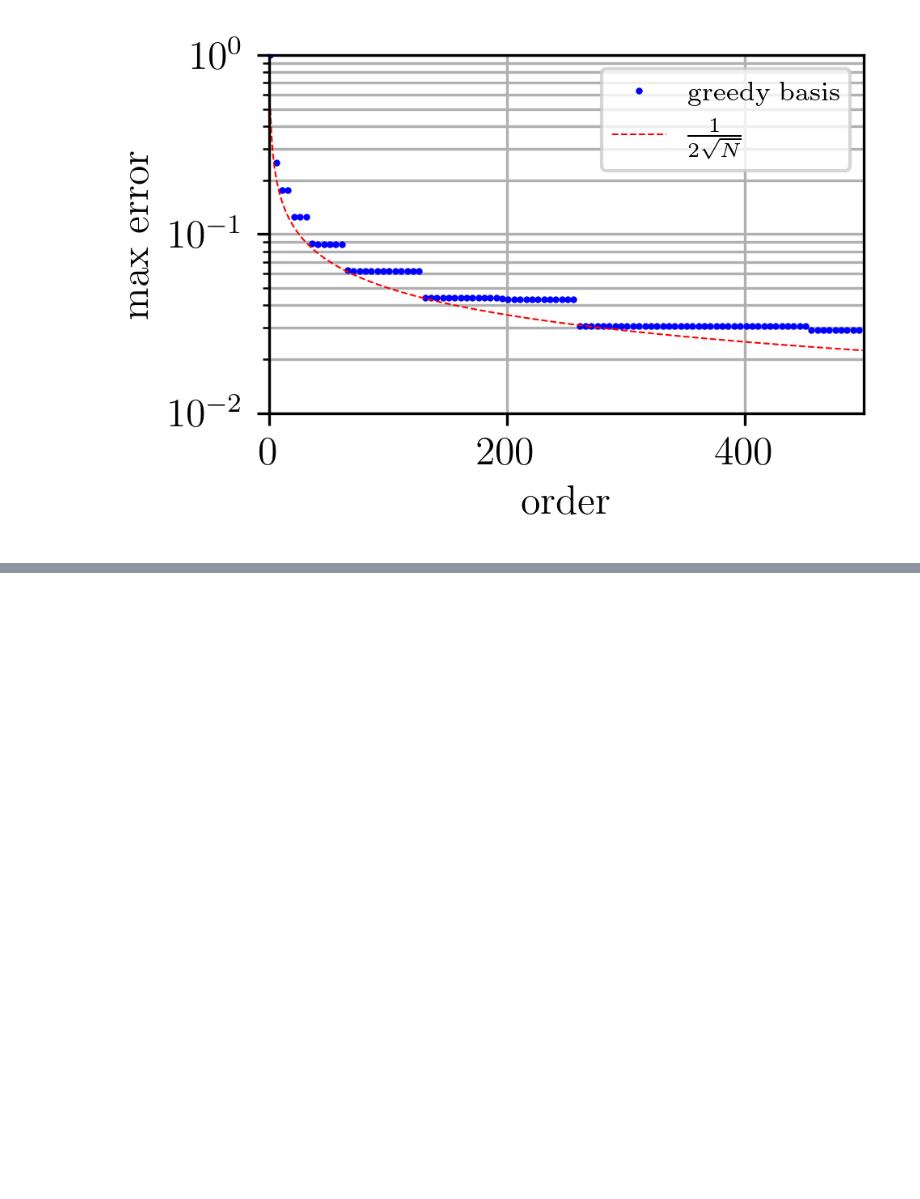
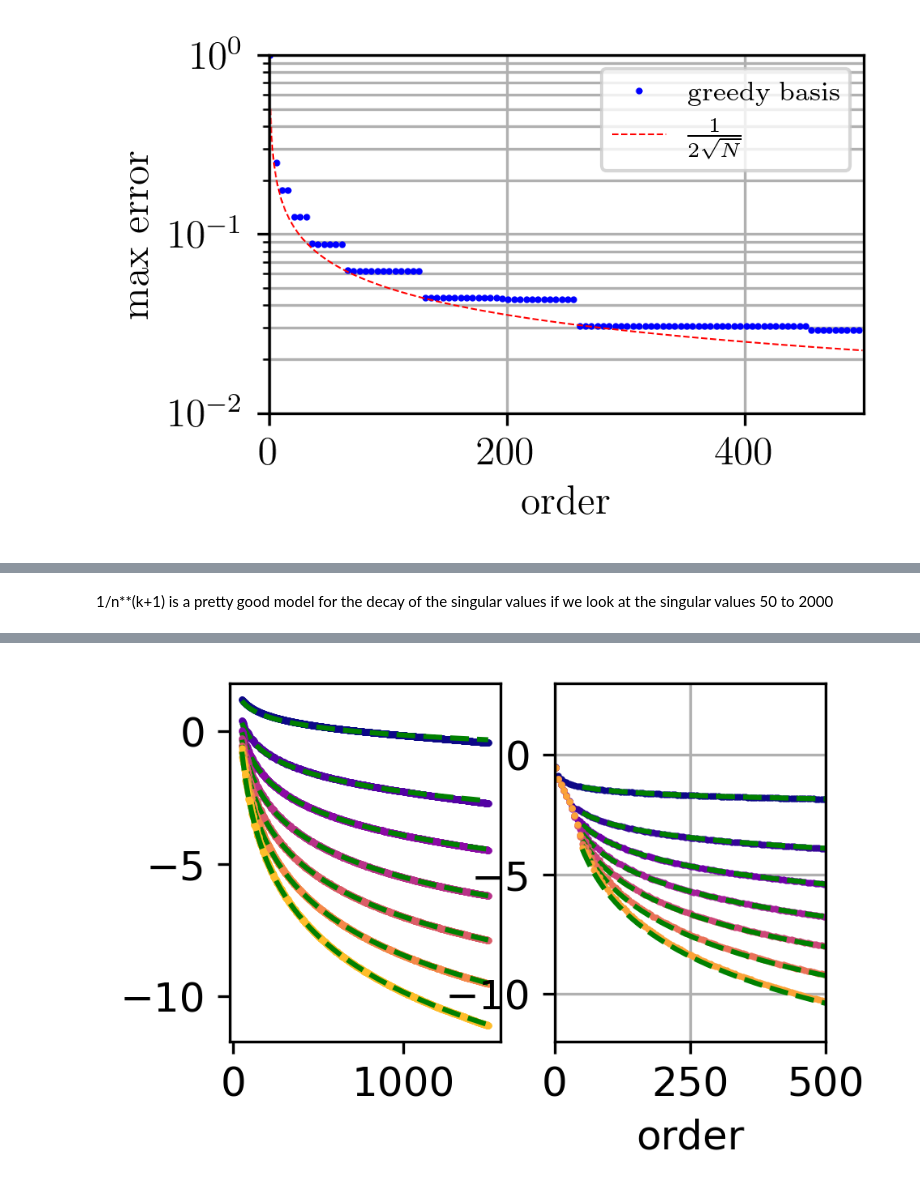
Before and after one commit to flabowski/n_widths_for_transport, a Jupyter notebook: plots for n-widths for transport problems .ipynb, the cells around one changed output, grey strips where cells are left out. Cells and saved outputs as stored; diff of their text form; code cells hidden in the pictures; blank space fills up the shorter version.

```diff
--- a/plots for n-widths for transport problems .ipynb
+++ b/plots for n-widths for transport problems .ipynb
@@ -168,0 +209,68 @@ plt.grid(which="both")
+# %% [markdown]
+1/n**(k+1) is a pretty good model for the decay of the singular values if we look at the singular values 50 to 2000
+# %%
+from scipy.optimize import curve_fit
+def func(x, a):
+
+    return np.log10(a/x**(i+1.0))
+
+xdata = np.arange(51, 1501, dtype=np.float64)
+
+fig, (ax1, ax2) = plt.subplots(1, 2)
+for i, ic_name in enumerate(["heaviside", "linear ramp", "smooth ramp, C^1", "smooth ramp, C^2",
+                             "smooth ramp, C^3", "smooth ramp, C^4", "smooth ramp, C^5"]):
+    # singular values fit
+    S = SVs[ic_name].copy()
+    S_n_log = np.log10(S[50:1500])
+    popt, pcov = curve_fit(func, xdata, S_n_log, [40**(i+1)])
+    print("S(n) = {:.1f}/n**{:.1f}".format(*popt, i+1), popt[0]**(1/(i+1)), ic_name)
+
+    ax1.plot(xdata, S_n_log, "o", ms=1, color=cmap(i/7), label=ic_name)
+    ax1.plot(xdata, func(xdata, *popt), 'g--')
+
+    # L2 error fit
+    i -= 0.5
+
+    n = np.arange(1, 501, dtype=np.float64)
+    L2_error_log = np.log10(rmse["svd"][ic_name]).copy()
+    l = np.isfinite(L2_error_log)
+    popt, pcov = curve_fit(func, n[l], L2_error_log[l], [40**(i+1)])
+    print("e(n) = {:.1f}/n**{:.1f}".format(*popt, i+1), popt[0]**(1/(i+1)), ic_name)
+
+    ax2.plot(n, L2_error_log, "o", ms=1, color=cmap(i/7), label=ic_name)
+    ax2.plot(xdata, func(xdata, *popt), 'g--')
+
+#plt.legend(prop={'size': 8})
+#ax.set_yscale('log')
+#plt.ylim([1e-12, 1])
+plt.ylim([-12, 3])
+plt.xlim([0, 500])
+plt.xlabel("order")
+#plt.ylabel("singular value")
+plt.grid(which="both")
+plt.show()
+
+#n = np.arange(1, 2501, dtype=np.float64)
+#fig, ax = plt.subplots()
+#for i, ic_name in enumerate(["heaviside", "linear ramp", "smooth ramp, C^1", "smooth ramp, C^2",
+#                             "smooth ramp, C^3", "smooth ramp, C^4", "smooth ramp, C^5"]):
+#    S = SVs[ic_name].copy()
+#    S /= S[0]
+#    S_n_log = np.log10(S[50:1500])
+#    popt, pcov = curve_fit(func, xdata, S_n_log, [40**(i+1)])
+#    print("f(n) = {:.1f}/n**{:.0f}".format(*popt, i+1), popt[0]**(1/(i+1)))
+#    #popt = [0, 1/2, 0, 0, 0, 0]
+#
+#    plt.plot(n, S, "o", ms=1, color=cmap(i/7), label=ic_name)
+#    plt.plot(n, 10**func(n, *popt), 'g--')
+#
+##plt.legend(prop={'size': 8})
+#ax.set_yscale('log')
+##plt.ylim([1e-12, 1])
+#plt.ylim([1e-3, 1e3])
+#plt.xlim([0, 100])
+#plt.xlabel("order")
+##plt.ylabel("singular value")
+#plt.grid(which="both")
+#plt.show()
+# %% [output]
@@ -168,0 +291 @@ plt.grid(which="both")
+[figure, added]
```
Also changed, not shown: parts of 9 cells of this notebook.
